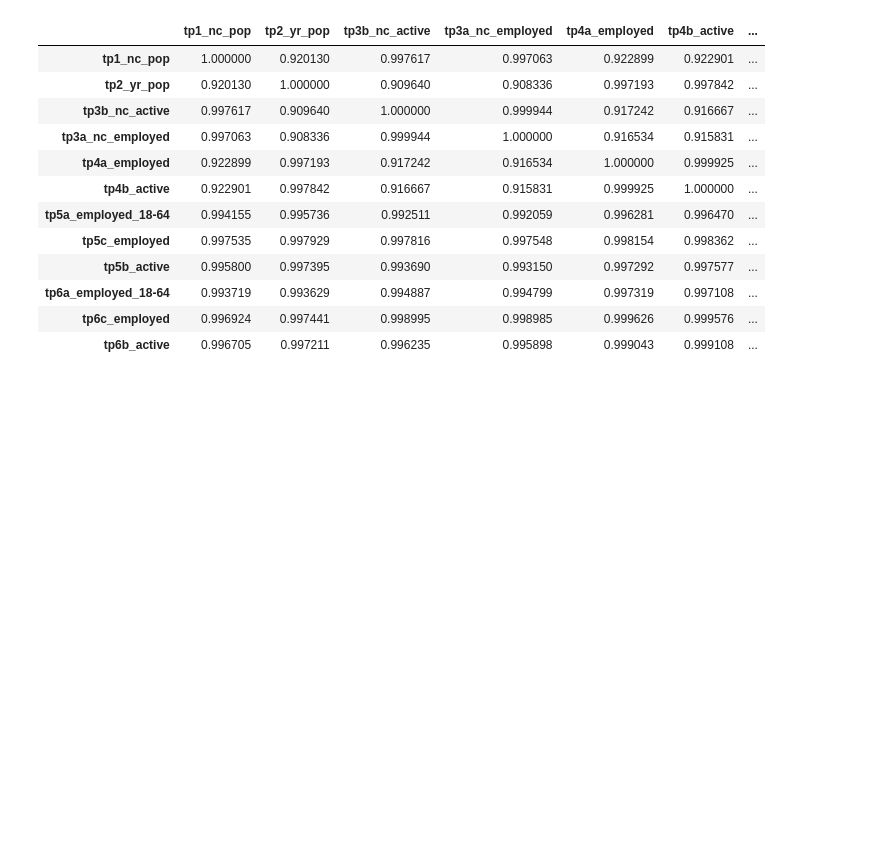
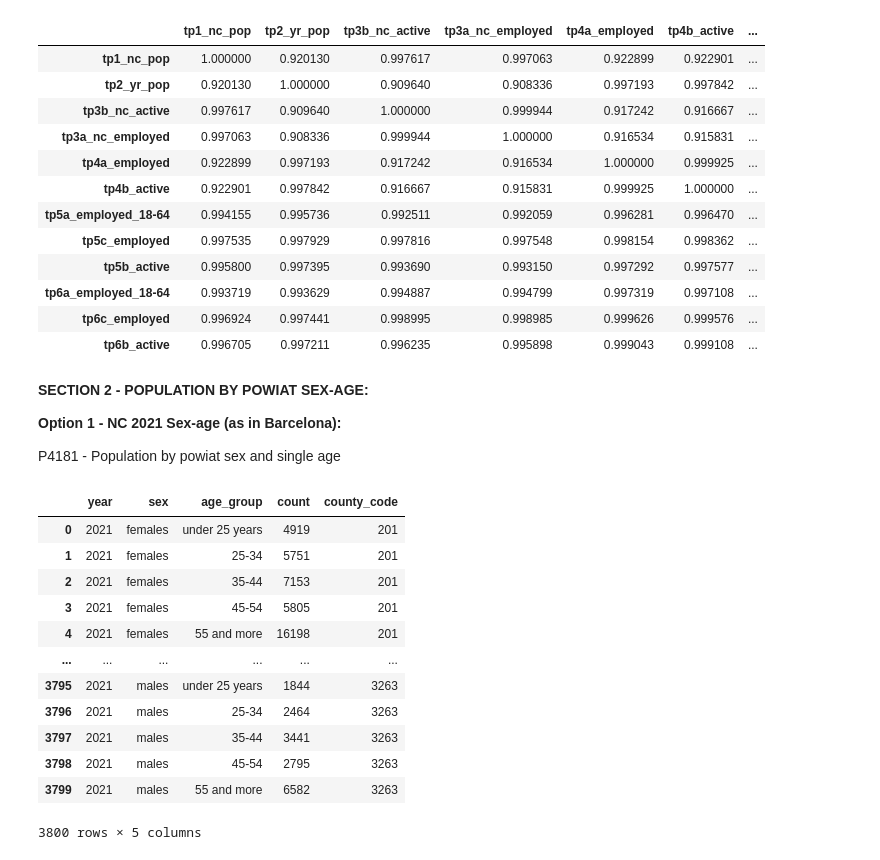
Before and after one commit to harrisonluff/Group_Project_Y3, a Jupyter notebook: notebooks/analysis/03_01_population_outcome.ipynb, the cells around one changed output. Drawn from its saved outputs; the diff is of its cells as text; code cells hidden in the pictures; blank space fills up the shorter version.

Commit message:
Implemented option 1 and 2 for powait sex age population

```diff
--- a/notebooks/analysis/03_01_population_outcome.ipynb
+++ b/notebooks/analysis/03_01_population_outcome.ipynb
@@ -706,3 +706,58 @@ ptot[measure_cols].corr()
 | tp6a_employed_18-64 | 0.993719 | 0.993629 | 0.994887 | 0.994799 | 0.997319 | 0.997108 | ... |
 | tp6c_employed | 0.996924 | 0.997441 | 0.998995 | 0.998985 | 0.999626 | 0.999576 | ... |
 | tp6b_active | 0.996705 | 0.997211 | 0.996235 | 0.995898 | 0.999043 | 0.999108 | ... |
+# %% [markdown]
+****SECTION 2 - POPULATION BY POWIAT SEX-AGE:****
+
+**Option 1 - NC 2021 Sex-age (as in Barcelona):**
+
+P4181 - Population by powiat sex and single age
+# %%
+# Re read p4181 (we dropped sex earlier)
+p4181 = pd.read_csv(repo_root / "cleaned/03_01_outcome_data/pop_nc_sex_age_p4181.csv", index_col=0)
+p4181_backup = p4181.copy()
+
+# drop total sex
+p4181 = p4181[~(p4181["sex"]=="total")]
+# drop total age
+p4181 = p4181[~(p4181["age"]=="total")]
+
+# bins & labels for age grouping
+bins   = [0, 25, 35, 45, 55, float("inf")]
+labels = ['under 25 years', '25-34', '35-44', '45-54', '55 and more']
+
+# Convert 90+ to 90 and age column to numeric for grouping
+p4181["age"] = pd.to_numeric(p4181["age"].replace("90 and more", 90))
+# set minimum age
+p4181 = p4181[p4181["age"]>=13]
+
+p4181["age_group"] = pd.cut(
+    p4181["age"],
+    bins=bins,
+    labels=labels,
+    right=False,          # left-closed, right-open: [25,35) means 25–34
+    include_lowest=True
+)
+
+# Now create the population table required
+psa_option1 = p4181.groupby(["code", "year", "sex", "age_group"], observed=False)["count"].sum().reset_index()
+
+# Create county_code for merging
+psa_option1["county_code"] = psa_option1["code"].apply(lambda x: int(str(x)[:-3]))
+psa_option1.drop(columns=["code"], inplace=True)
+
+psa_option1
+# %% [output]
+|  | year | sex | age_group | count | county_code |
+| 0 | 2021 | females | under 25 years | 4919 | 201 |
+| 1 | 2021 | females | 25-34 | 5751 | 201 |
+| 2 | 2021 | females | 35-44 | 7153 | 201 |
+| 3 | 2021 | females | 45-54 | 5805 | 201 |
+| 4 | 2021 | females | 55 and more | 16198 | 201 |
+| ... | ... | ... | ... | ... | ... |
+| 3795 | 2021 | males | under 25 years | 1844 | 3263 |
+| 3796 | 2021 | males | 25-34 | 2464 | 3263 |
+| 3797 | 2021 | males | 35-44 | 3441 | 3263 |
+| 3798 | 2021 | males | 45-54 | 2795 | 3263 |
+| 3799 | 2021 | males | 55 and more | 6582 | 3263 |
+3800 rows × 5 columns
```
Also changed, not shown: parts of 3 cells of this notebook.
